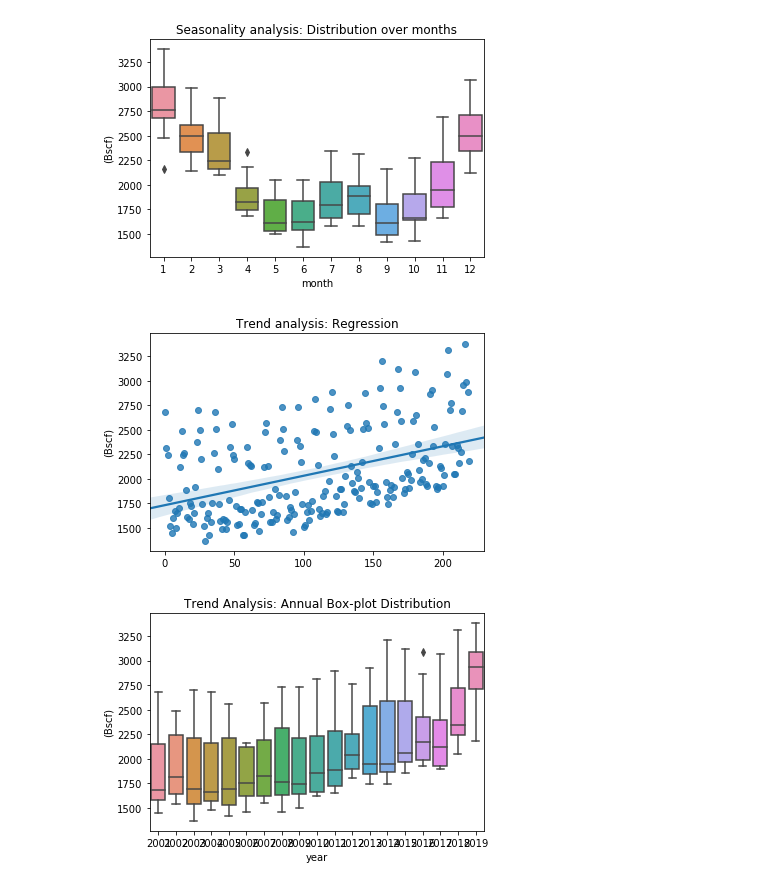
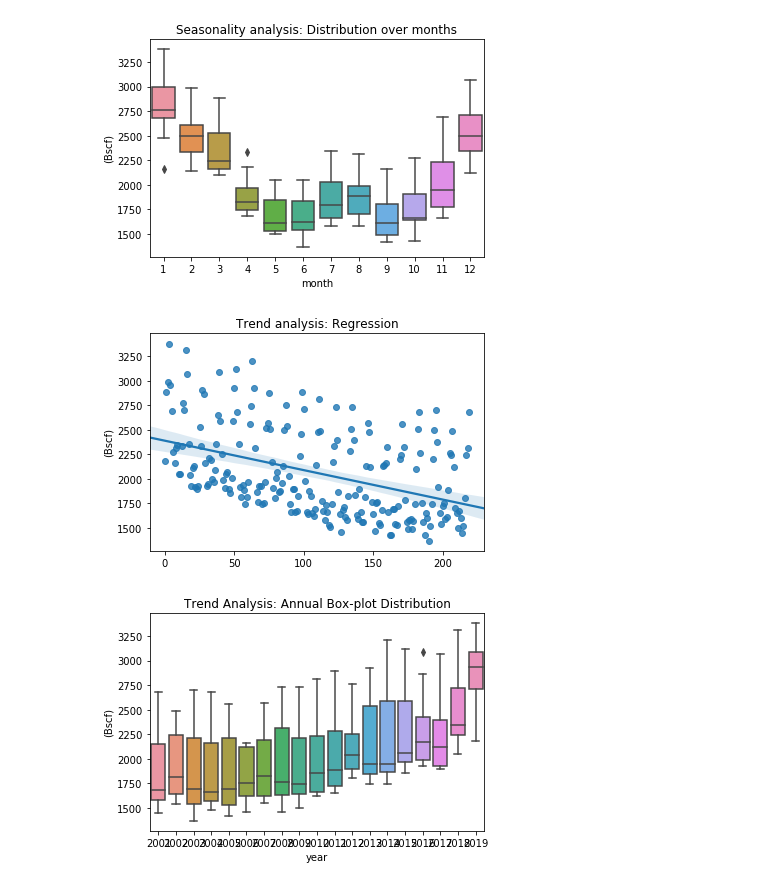
Before and after one commit to jwaliaga/NatGasDemandForcast, a Jupyter notebook: Notebooks/Patricia/USDemandForecast.ipynb, the cells around one changed output. Drawn from its saved outputs; the diff is of its cells as text; code cells hidden in the pictures.

```diff
--- a/Notebooks/Patricia/USDemandForecast.ipynb
+++ b/Notebooks/Patricia/USDemandForecast.ipynb
@@ -182,11 +149,11 @@ plt.show()
 # %%
-sns.regplot(data=data_mon,x="ix", y="energy")
+sns.regplot(data=data,x="ix", y="energy")
 plt.title("Trend analysis: Regression")
 plt.ylabel("(Bscf)")
 plt.xlabel("")
 plt.show()
 # %% [output]
-[figure, old version]
+[figure, new version]
 # %%
 sns.boxplot(data=data, x="year", y="energy")
 plt.title("Trend Analysis: Annual Box-plot Distribution")
```
Also changed, not shown: parts of 58 cells of this notebook, 3 other files.
